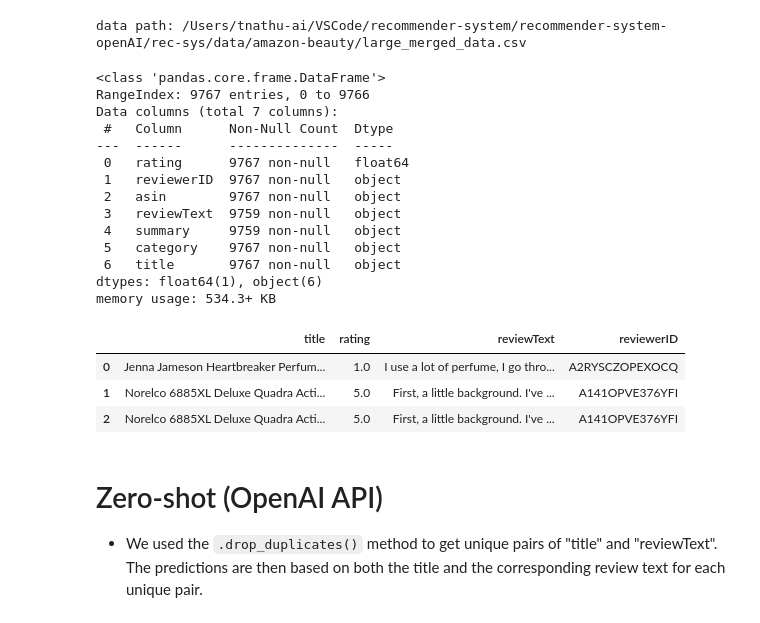
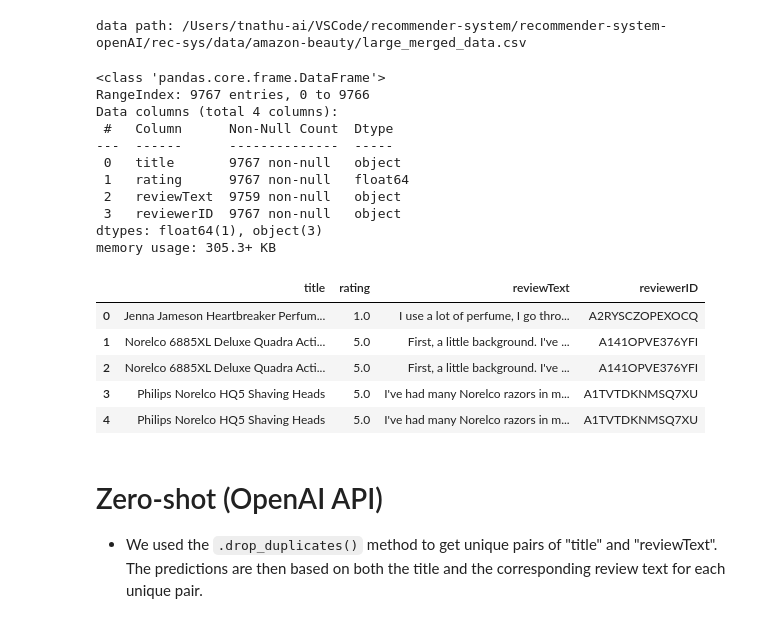
Before and after one commit to tnathu-ai/recommender-system-openAI, a Jupyter notebook: rec-sys/notebook/large_amazon_data/reviewText _rating_prediction.ipynb, the cells around one changed output. Saved outputs shown, nothing was run; the diff lists cells and outputs as text; code cells hidden in the pictures.

Commit message:
updated colum categorization

```diff
--- a/rec-sys/notebook/large_amazon_data/reviewText _rating_prediction.ipynb
+++ b/rec-sys/notebook/large_amazon_data/reviewText _rating_prediction.ipynb
@@ -48,30 +48,29 @@ data path: /Users/tnathu-ai/VSCode/recommender-system/recommender-system-openAI/
 # %%
 # Read the data
 data = pd.read_csv(data_path)
+# get necessary columns
+data = data[['title', 'rating', 'reviewText', 'reviewerID']]
 # get sample data of NUM_SAMPLES rows
 data.info()
-# get neccessary columns
-data = data[['title', 'rating', 'reviewText', 'reviewerID']]
-data.head(3)
+data.head(NUM_EXAMPLES)
 # %% [output]
 <class 'pandas.core.frame.DataFrame'>
 RangeIndex: 9767 entries, 0 to 9766
-Data columns (total 7 columns):
+Data columns (total 4 columns):
  #   Column      Non-Null Count  Dtype
 ---  ------      --------------  -----
- 0   rating      9767 non-null   float64
- 1   reviewerID  9767 non-null   object
- 2   asin        9767 non-null   object
- 3   reviewText  9759 non-null   object
- 4   summary     9759 non-null   object
- 5   category    9767 non-null   object
- 6   title       9767 non-null   object
-dtypes: float64(1), object(6)
-memory usage: 534.3+ KB
+ 0   title       9767 non-null   object
+ 1   rating      9767 non-null   float64
+ 2   reviewText  9759 non-null   object
+ 3   reviewerID  9767 non-null   object
+dtypes: float64(1), object(3)
+memory usage: 305.3+ KB
 |  | title | rating | reviewText | reviewerID |
 | 0 | Jenna Jameson Heartbreaker Perfum... | 1.0 | I use a lot of perfume, I go thro... | A2RYSCZOPEXOCQ |
 | 1 | Norelco 6885XL Deluxe Quadra Acti... | 5.0 | First, a little background. I've ... | A141OPVE376YFI |
 | 2 | Norelco 6885XL Deluxe Quadra Acti... | 5.0 | First, a little background. I've ... | A141OPVE376YFI |
+| 3 | Philips Norelco HQ5 Shaving Heads | 5.0 | I've had many Norelco razors in m... | A1TVTDKNMSQ7XU |
+| 4 | Philips Norelco HQ5 Shaving Heads | 5.0 | I've had many Norelco razors in m... | A1TVTDKNMSQ7XU |
 # %% [markdown]
 # Zero-shot (OpenAI API)
 
```
Also changed, not shown: parts of 5 cells of this notebook, 5 other files.
